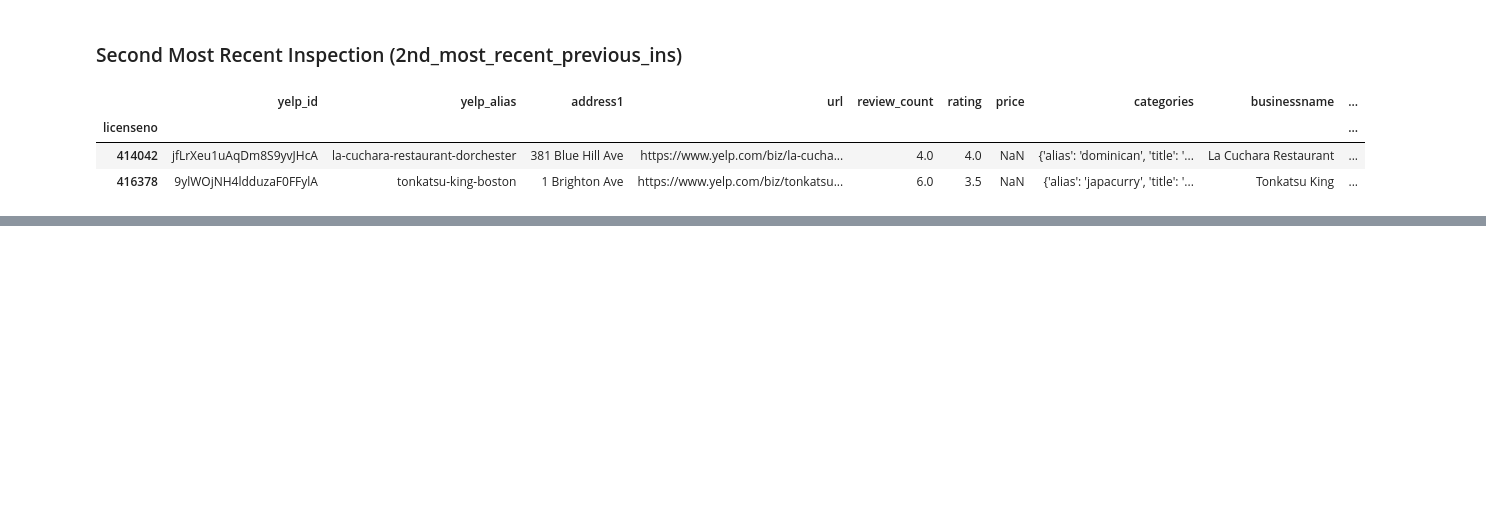
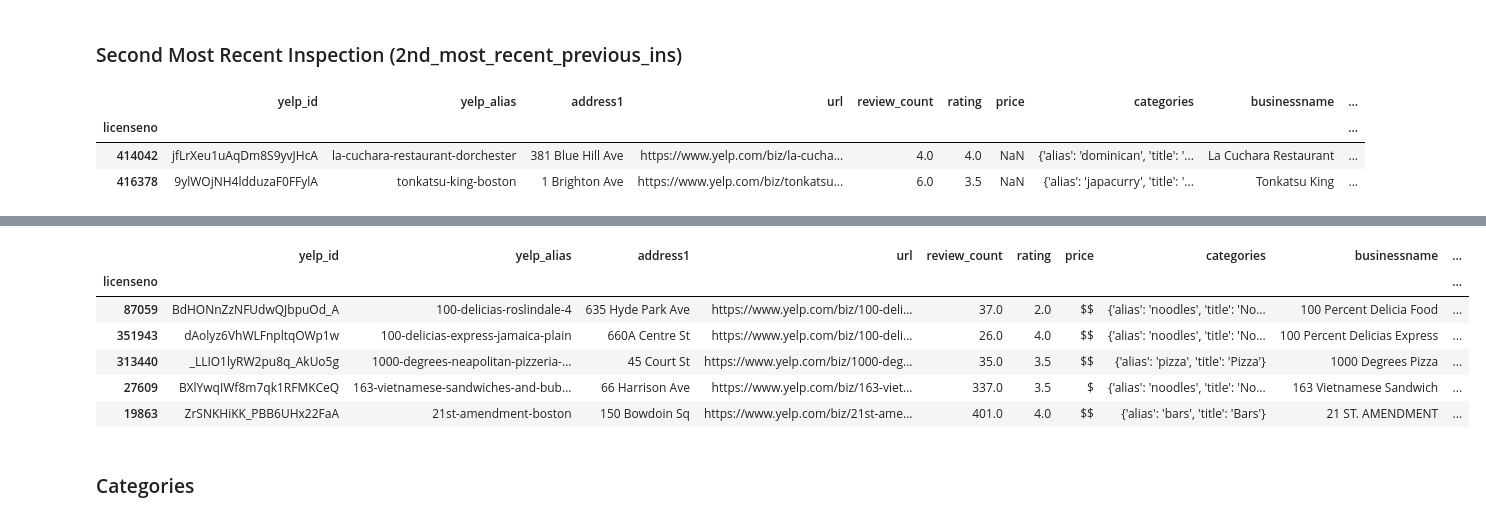
Before and after one commit to navish92/Restaurant_Inspections, a Jupyter notebook: Feature_Engineering_and_Modeling.ipynb, the cells around one changed output, grey strips where cells are left out. Drawn from its saved outputs; the diff is of its cells as text; code cells hidden in the pictures; blank space fills up the shorter version.

```diff
--- a/Feature_Engineering_and_Modeling.ipynb
+++ b/Feature_Engineering_and_Modeling.ipynb
@@ -264,0 +317,13 @@ df_eda[df_eda['2nd_most_recent_previous_ins'].isna()]
+# %%
+# df_eda = df_eda.join(pd.get_dummies(df_eda.licensecat),how='inner')
+df_eda.head()
+# %% [output]
+|  | yelp_id | yelp_alias | address1 | url | review_count | rating | price | categories | businessname | ... |
+| licenseno |  |  |  |  |  |  |  |  |  | ... |
+| 87059 | BdHONnZzNFUdwQJbpuOd_A | 100-delicias-roslindale-4 | 635 Hyde Park Ave | https://www.yelp.com/biz/100-deli... | 37.0 | 2.0 | $$ | {'alias': 'noodles', 'title': 'No... | 100 Percent Delicia Food | ... |
+| 351943 | dAolyz6VhWLFnpltqOWp1w | 100-delicias-express-jamaica-plain | 660A Centre St | https://www.yelp.com/biz/100-deli... | 26.0 | 4.0 | $$ | {'alias': 'noodles', 'title': 'No... | 100 Percent Delicias Express | ... |
+| 313440 | _LLIO1lyRW2pu8q_AkUo5g | 1000-degrees-neapolitan-pizzeria-... | 45 Court St | https://www.yelp.com/biz/1000-deg... | 35.0 | 3.5 | $$ | {'alias': 'pizza', 'title': 'Pizza'} | 1000 Degrees Pizza | ... |
+| 27609 | BXlYwqIWf8m7qk1RFMKCeQ | 163-vietnamese-sandwiches-and-bub... | 66 Harrison Ave | https://www.yelp.com/biz/163-viet... | 337.0 | 3.5 | $ | {'alias': 'noodles', 'title': 'No... | 163 Vietnamese Sandwich | ... |
+| 19863 | ZrSNKHiKK_PBB6UHx22FaA | 21st-amendment-boston | 150 Bowdoin Sq | https://www.yelp.com/biz/21st-ame... | 401.0 | 4.0 | $$ | {'alias': 'bars', 'title': 'Bars'} | 21 ST. AMENDMENT | ... |
+# %% [markdown]
+### Categories
```
Also changed, not shown: parts of 14 cells of this notebook.
